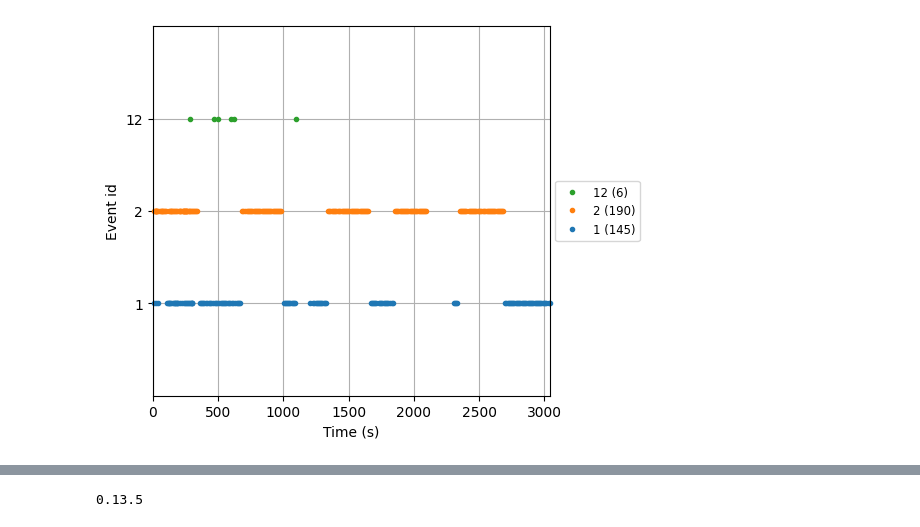
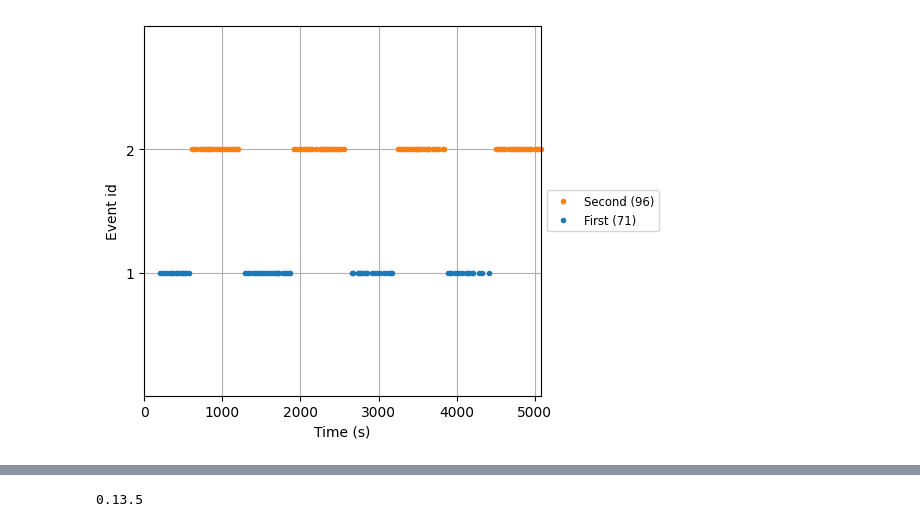
Before and after one commit to Straightgit/hyperscanning, a Jupyter notebook: Hyperscanning.ipynb, the cells around one changed output, grey strips where cells are left out. Saved outputs shown, nothing was run; the diff lists cells and outputs as text; code cells hidden in the pictures.

```diff
--- a/Hyperscanning.ipynb
+++ b/Hyperscanning.ipynb
@@ -14,0 +37,5 @@ from numpy import genfromtxt
+# %%
+# metki_3_4 = df_3_4.metki
+# dataframe_3_4 = df_3_4.frame
+metki_15_16 = df_15_16.metki
+dataframe_15_16 = df_15_16.frame
@@ -163,3 +98,3 @@ Using matplotlib as 2D backend.
 # %%
-event_id = {'1': 1, '2': 2,'12': 12}
+event_id = {'First': 1, 'Second': 2}
 # %%
@@ -177,4 +102,6 @@ array([[  16,    0,    2],
+# %%
+events_mne = metki_15_16.to_numpy()
 # %%
-for i in range(len(events_mne)):
-    events_mne[i][0]*=250
-events_mne
+# for i in range(len(events_mne)):
+#     events_mne[i][0]*=250
+# events_mne
@@ -189,5 +108,5 @@ array([[  4000,      0,      2],
 # %%
-fig = mne.viz.plot_events(events_mne, sfreq=250, event_id=event_id)
+fig = mne.viz.plot_events(events_mne, sfreq=500, event_id=event_id)
 fig.subplots_adjust(right=0.7)  # make room for legend
 # %% [output]
-[figure, old version]
+[figure, new version]
```
Also changed, not shown: parts of 109 cells of this notebook.
